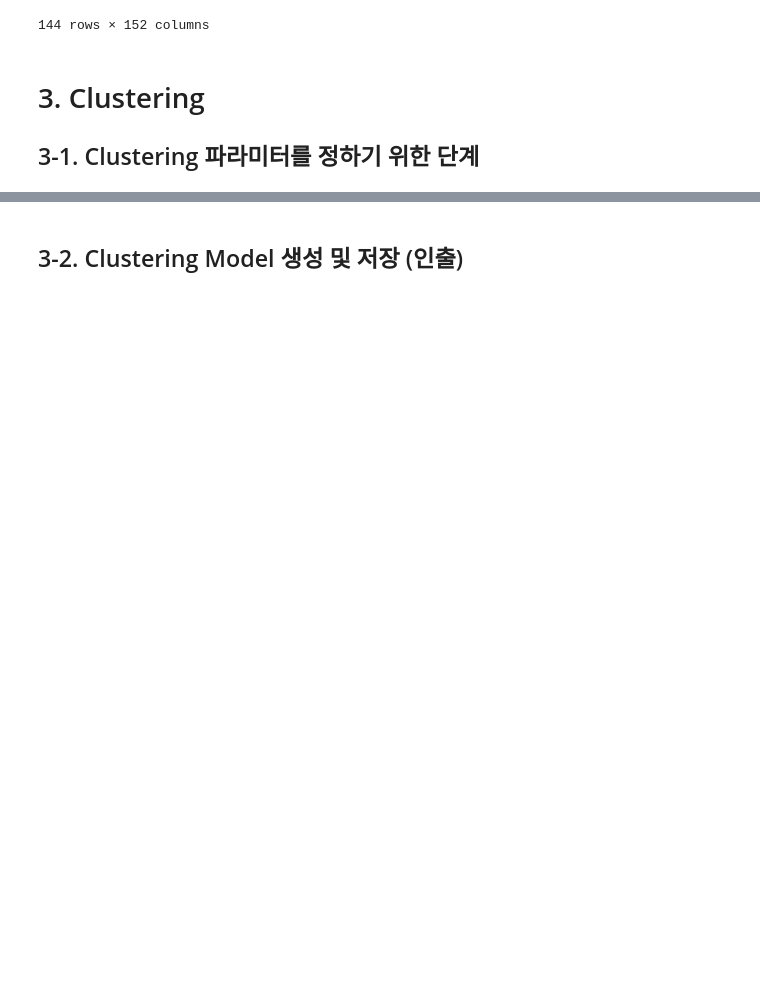
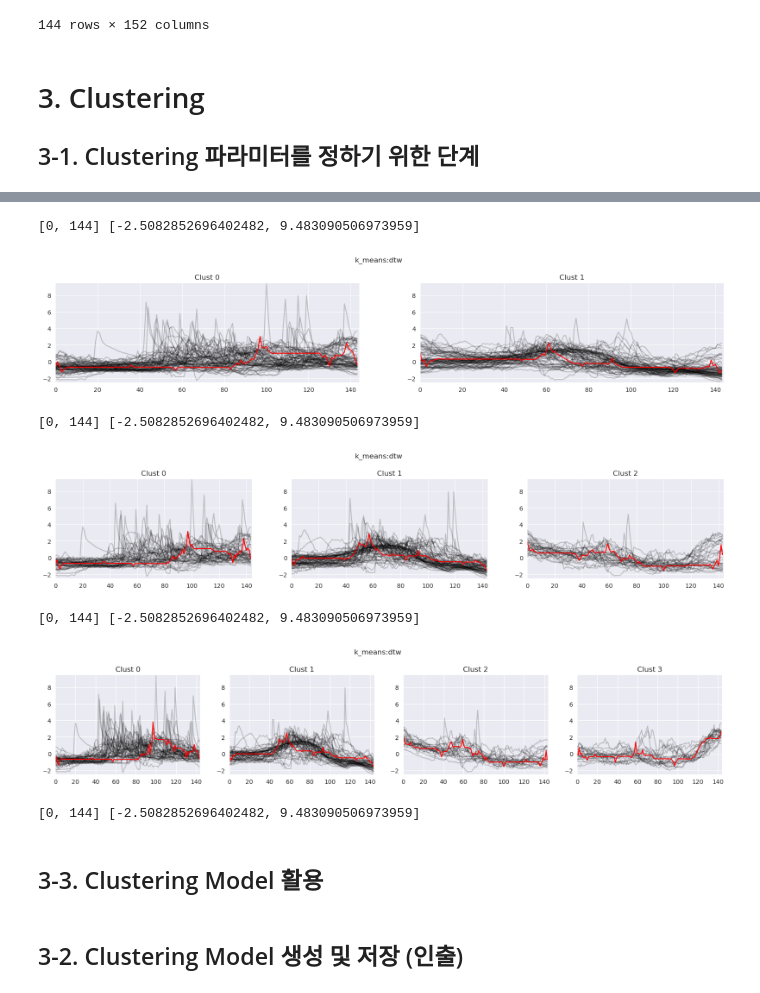
Before and after one commit to CLUSTKETI/SejongUniv2022, a Jupyter notebook: clustering/Time_Series_1day_Clustering.jw.ipynb, the cells around one changed output, grey strips where cells are left out. Drawn from its saved outputs; the diff is of its cells as text; code cells hidden in the pictures; blank space fills up the shorter version.

Commit message:
update kMeans codes

```diff
--- a/clustering/Time_Series_1day_Clustering.jw.ipynb
+++ b/clustering/Time_Series_1day_Clustering.jw.ipynb
@@ -130,0 +97,23 @@ Init 1
+# %%
+kmeans_metrics_list =['euclidean', 'dtw', 'softdtw']
+kmeans_metrics = kmeans_metrics_list[1]
+# %%
+max_clusters = 9
+param = {"n_clusters":max_clusters, "metric":kmeans_metrics}
+
+kMeans_i = KMeansTrain(param)
+
+# 1. 데이터 준비
+data_series = kMeans_i.make_input_data(data_scaled)
+data_name = list(data_scaled.columns)
+
+# 2. Train
+metrics = kMeans_i.search_best_n_clust(data_series, max_clusters)
+# %% [output]
+[0, 144] [-2.5082852696402482, 9.483090506973959]
+[figure, added]
+[0, 144] [-2.5082852696402482, 9.483090506973959]
+[figure, added]
+[0, 144] [-2.5082852696402482, 9.483090506973959]
+[figure, added]
+[0, 144] [-2.5082852696402482, 9.483090506973959]
@@ -131,2 +125,4 @@ Init 1
+# %% [markdown]
+## 3-3. Clustering Model 활용
 # %% [markdown]
 ## 3-2. Clustering Model 생성 및 저장 (인출)
```
Also changed, not shown: parts of 12 cells of this notebook, 3 other files.
